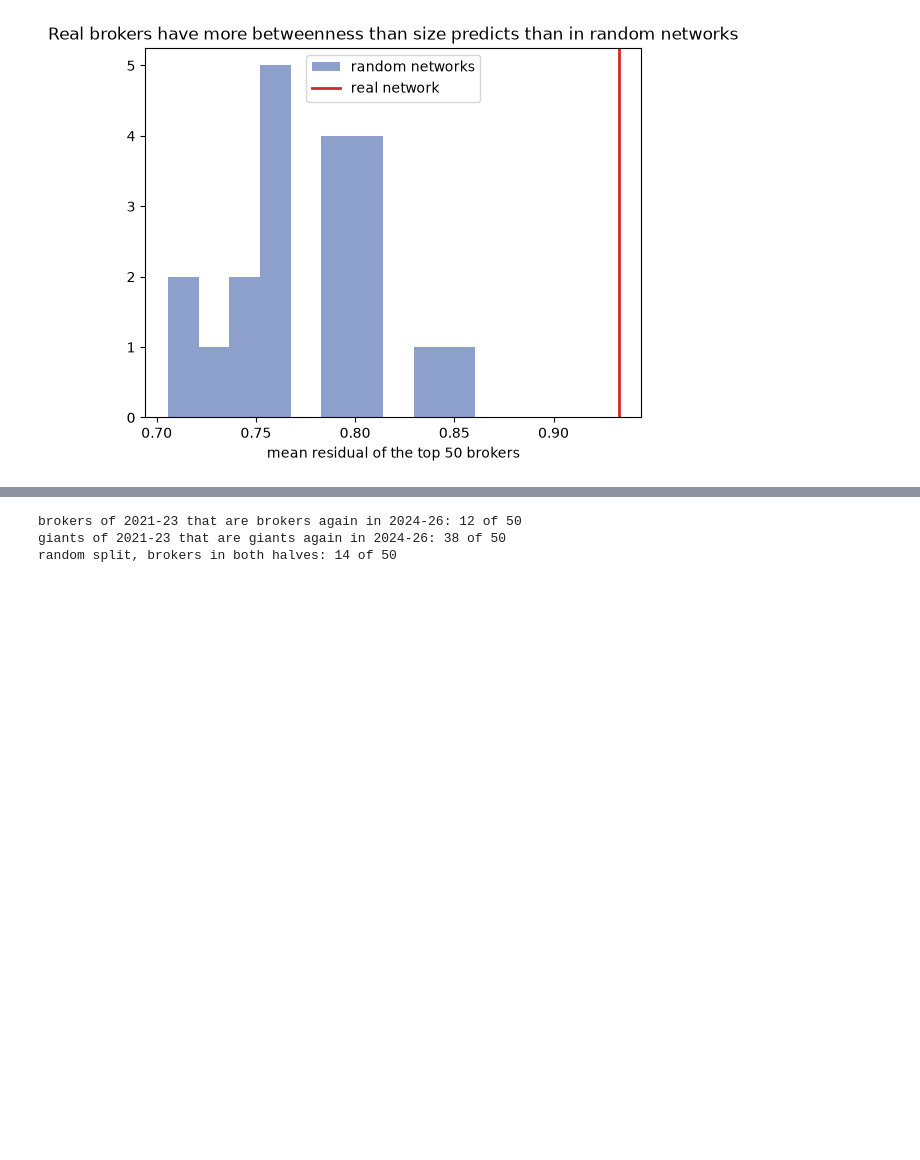
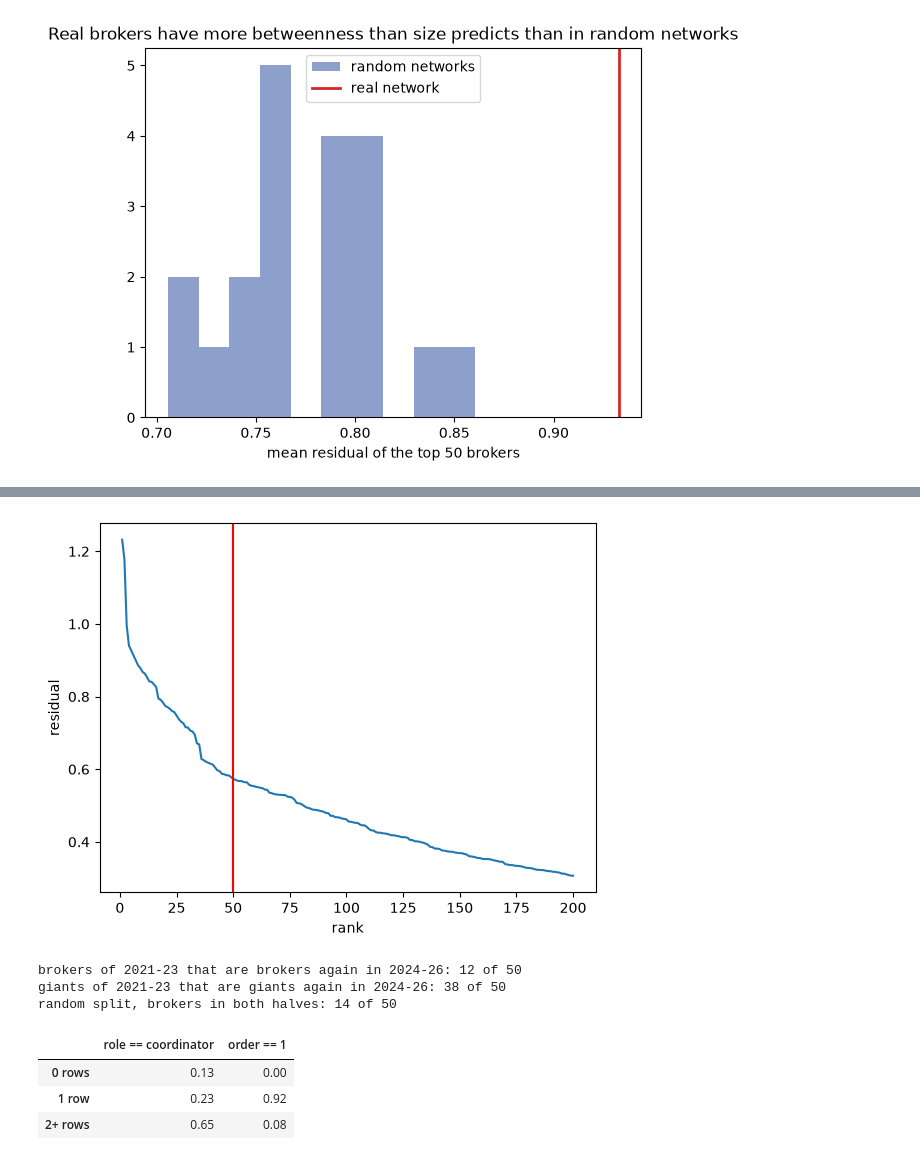
Before and after one commit to lindatruong/ANS-Project-2026, a Jupyter notebook: network_project_new.ipynb, the cells around one changed output, grey strips where cells are left out. Drawn from its saved outputs; the diff is of its cells as text; code cells hidden in the pictures; blank space fills up the shorter version.

Commit message:
Check for broker numbers and coordinator role

```diff
--- a/network_project_new.ipynb
+++ b/network_project_new.ipynb
@@ -744,3 +769,29 @@ spread (SD) of residuals: real 0.53 | random mean 0.38, max 0.42
+# %%
+# Different numbers of brokers: take the top n of the same residual ranking
+ranked = main[main["residual"].notna()].sort_values("residual", ascending=False)
+
+rows = []
+for n in [20, 30, 40, 50, 60, 75, 100]:
+    top = ranked.head(n)
+    rows.append({
+        "brokers (n)": n,
+        "residual of the last broker": top["residual"].iloc[-1],
+        "giants among them": top["giant"].sum(),                      # giants = top 50 by degree
+        "median projects": top["n_projects"].median(),
+        "median partners": top["degree"].median(),
+        "share coordinated": (top["n_coordinated"] / top["n_projects"]).mean(),
+    })
+brokers_by_n = pd.DataFrame(rows).round(2)
+brokers_by_n
+
+# is there a natural cutoff? residual by rank
+plt.plot(range(1, 201), ranked["residual"].head(200).values)
+plt.axvline(50, color="red")
+plt.xlabel("rank")
+plt.ylabel("residual")
+plt.show()
+# %% [output]
+[figure, added]
 # %%
 # Stability over time: brokers of 2021-23 vs brokers of 2024-26
 year = pd.to_datetime(projects.set_index("index")["ec_signature_date"], unit="s").dt.year
@@ -761,3 +812,17 @@ print("random split, brokers in both halves:", len(set(half_a.index[half_a["brok
 brokers of 2021-23 that are brokers again in 2024-26: 12 of 50
 giants of 2021-23 that are giants again in 2024-26: 38 of 50
 random split, brokers in both halves: 14 of 50
+# %%
+m = df_edges[df_edges["target"].isin(projects["index"])]
+n_role = m[m["role"] == "coordinator"].groupby("target").size().reindex(projects["index"]).fillna(0)
+n_first = m[m["order"] == 1].groupby("target").size().reindex(projects["index"]).fillna(0)
+
+def share(x):
+    return pd.Series({"0 rows": (x == 0).mean(), "1 row": (x == 1).mean(), "2+ rows": (x >= 2).mean()})
+
+pd.DataFrame({"role == coordinator": share(n_role), "order == 1": share(n_first)}).round(2)
+# %% [output]
+|  | role == coordinator | order == 1 |
+| 0 rows | 0.13 | 0.00 |
+| 1 row | 0.23 | 0.92 |
+| 2+ rows | 0.65 | 0.08 |
```
Also changed, not shown: parts of 4 cells of this notebook.
